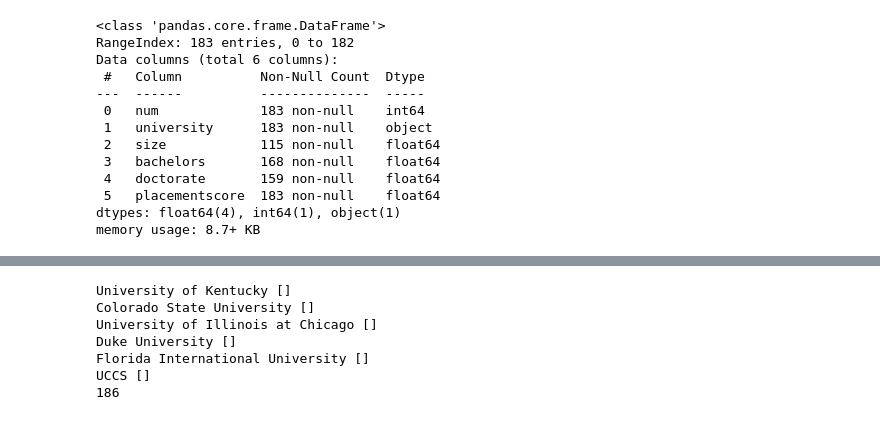
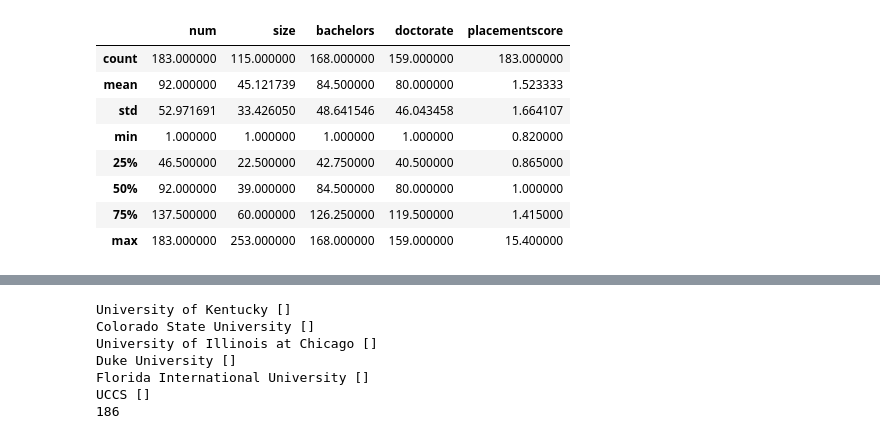
Before and after one commit to sachiniyer/my_college_rankings, a Jupyter notebook: main.ipynb, the cells around one changed output, grey strips where cells are left out. Saved outputs shown, nothing was run; the diff lists cells and outputs as text; code cells hidden in the pictures.

Commit message:
add more information about the data

```diff
--- a/main.ipynb
+++ b/main.ipynb
@@ -64,17 +78,13 @@ memory usage: 308.0+ KB
 # %%
 dfplacement = pd.read_csv("data/placement-rank.csv", delimiter='|')
-dfplacement.info()
+dfplacement.describe()
 # %% [output]
-<class 'pandas.core.frame.DataFrame'>
-RangeIndex: 183 entries, 0 to 182
-Data columns (total 6 columns):
- #   Column          Non-Null Count  Dtype
----  ------          --------------  -----
- 0   num             183 non-null    int64
- 1   university      183 non-null    object
- 2   size            115 non-null    float64
- 3   bachelors       168 non-null    float64
- 4   doctorate       159 non-null    float64
- 5   placementscore  183 non-null    float64
-dtypes: float64(4), int64(1), object(1)
-memory usage: 8.7+ KB
+|  | num | size | bachelors | doctorate | placementscore |
+| count | 183.000000 | 115.000000 | 168.000000 | 159.000000 | 183.000000 |
+| mean | 92.000000 | 45.121739 | 84.500000 | 80.000000 | 1.523333 |
+| std | 52.971691 | 33.426050 | 48.641546 | 46.043458 | 1.664107 |
+| min | 1.000000 | 1.000000 | 1.000000 | 1.000000 | 0.820000 |
+| 25% | 46.500000 | 22.500000 | 42.750000 | 40.500000 | 0.865000 |
+| 50% | 92.000000 | 39.000000 | 84.500000 | 80.000000 | 1.000000 |
+| 75% | 137.500000 | 60.000000 | 126.250000 | 119.500000 | 1.415000 |
+| max | 183.000000 | 253.000000 | 168.000000 | 159.000000 | 15.400000 |
```
Also changed, not shown: parts of 13 cells of this notebook.
